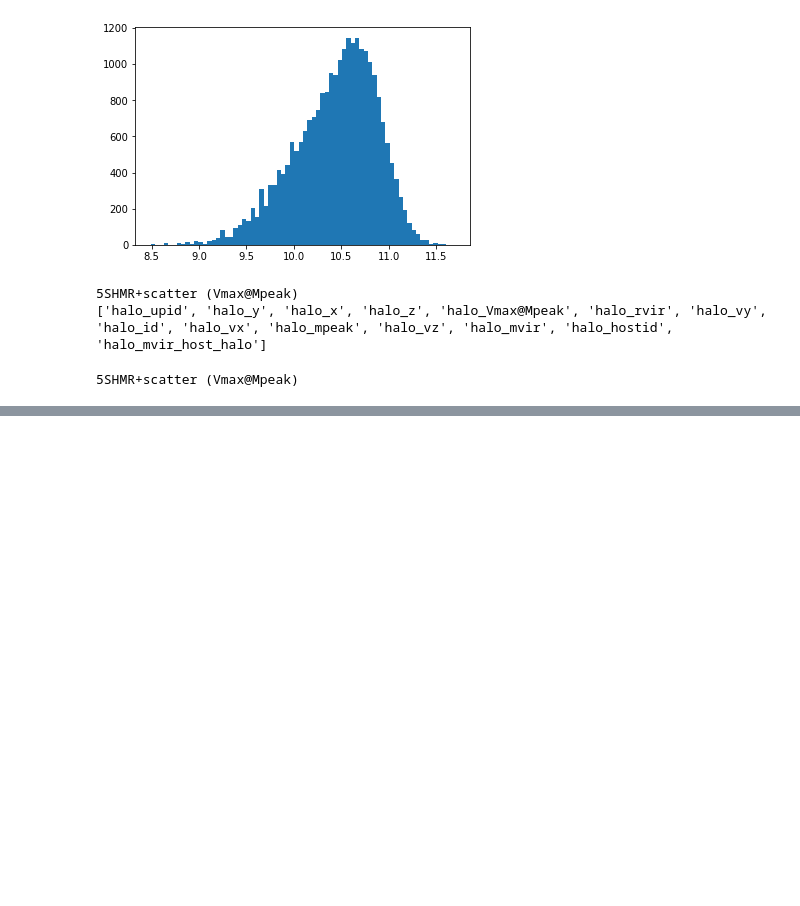
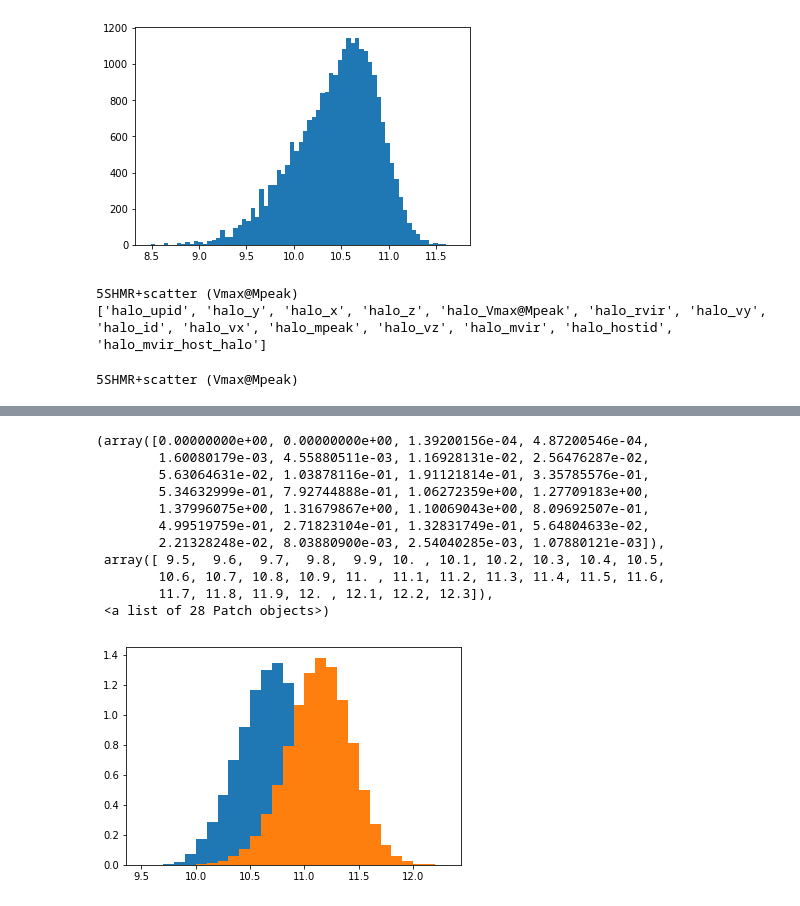
Before and after one commit to f-ardila/dwarf_lensing, a Jupyter notebook: MCMC/notebooks/dark_matter.ipynb, the cells around one changed output, grey strips where cells are left out. Cells and saved outputs as stored; diff of their text form; code cells hidden in the pictures; blank space fills up the shorter version.

```diff
--- a/MCMC/notebooks/dark_matter.ipynb
+++ b/MCMC/notebooks/dark_matter.ipynb
@@ -241,0 +410,16 @@ make_catalog_given_params(best_params_orphans, 'UM_1')
+# %%
+plt.hist(np.log10(m_star8_catalog['halo_mpeak']), bins=mpeak_bins, density = True)
+plt.hist(np.log10(m_star9_catalog['halo_mpeak']), bins=mpeak_bins, density = True)
+# %% [output]
+(array([0.00000000e+00, 0.00000000e+00, 1.39200156e-04, 4.87200546e-04,
+        1.60080179e-03, 4.55880511e-03, 1.16928131e-02, 2.56476287e-02,
+        5.63064631e-02, 1.03878116e-01, 1.91121814e-01, 3.35785576e-01,
+        5.34632999e-01, 7.92744888e-01, 1.06272359e+00, 1.27709183e+00,
+        1.37996075e+00, 1.31679867e+00, 1.10069043e+00, 8.09692507e-01,
+        4.99519759e-01, 2.71823104e-01, 1.32831749e-01, 5.64804633e-02,
+        2.21328248e-02, 8.03880900e-03, 2.54040285e-03, 1.07880121e-03]),
+ array([ 9.5,  9.6,  9.7,  9.8,  9.9, 10. , 10.1, 10.2, 10.3, 10.4, 10.5,
+        10.6, 10.7, 10.8, 10.9, 11. , 11.1, 11.2, 11.3, 11.4, 11.5, 11.6,
+        11.7, 11.8, 11.9, 12. , 12.1, 12.2, 12.3]),
+ <a list of 28 Patch objects>)
+[figure, added]
```
Also changed, not shown: parts of 13 cells of this notebook.
